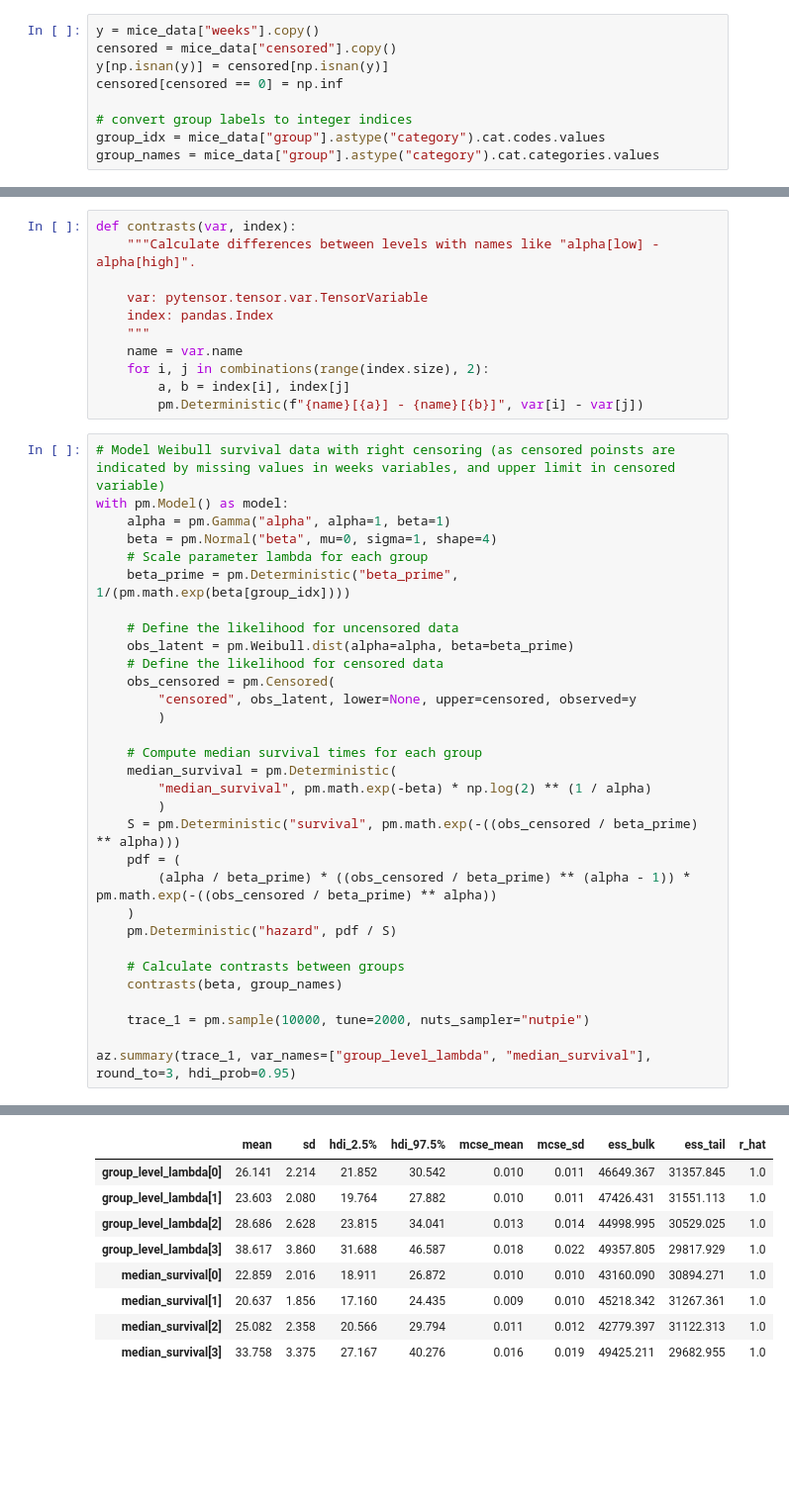
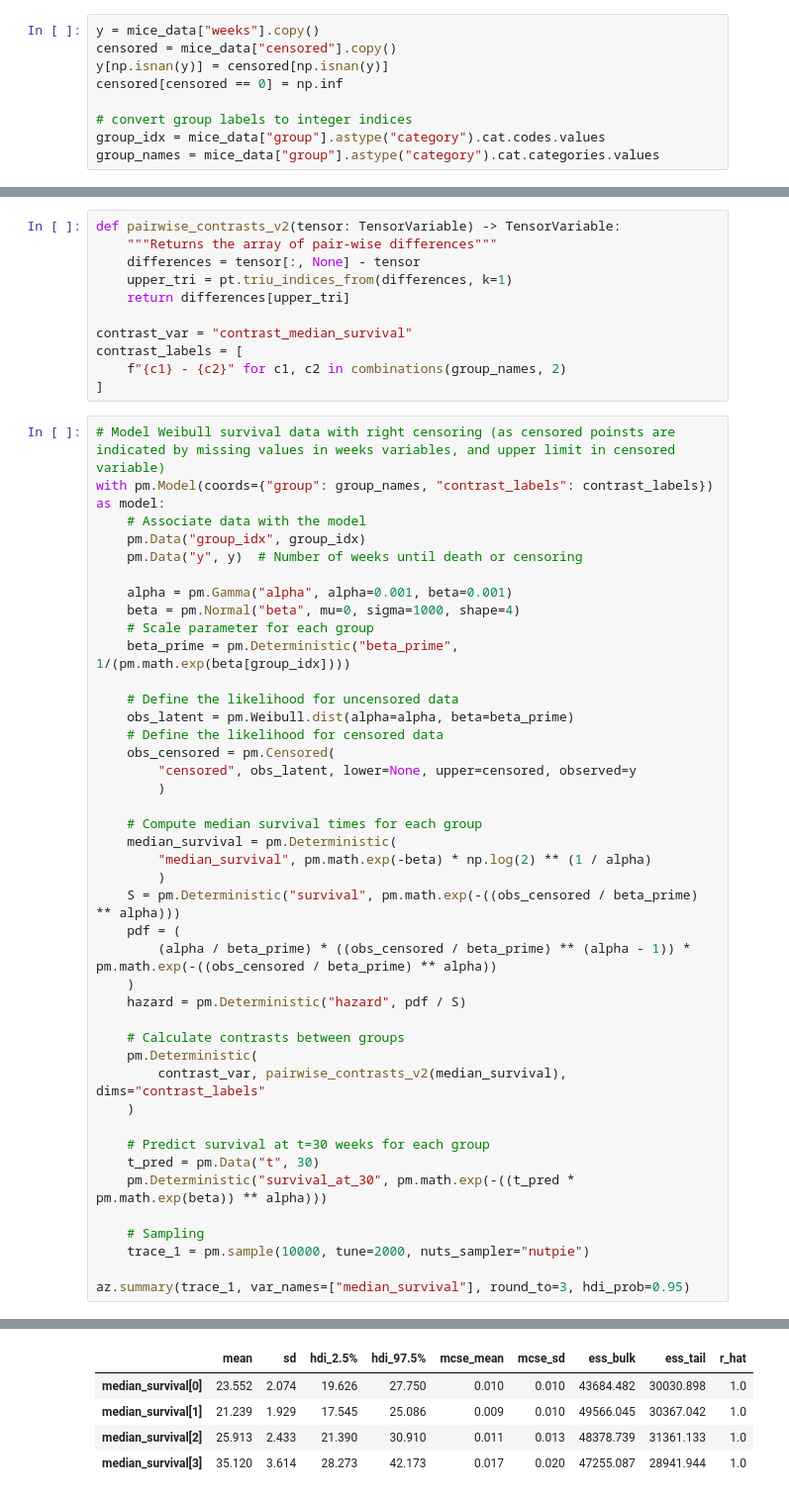
Before and after one commit to nweerasuriya/omscs, a Jupyter notebook: ISYE6420/unit_8-9/homework_6.ipynb, the cells around one changed output, grey strips where cells are left out. Shown at 99% size. Drawn from its saved outputs; the diff is of its cells as text; blank space fills up the shorter version.

```diff
--- a/ISYE6420/unit_8-9/homework_6.ipynb
+++ b/ISYE6420/unit_8-9/homework_6.ipynb
@@ -49,20 +54,24 @@ array([0, 0, 0, 0, 0, 0, 0, 0, 0, 0, 0, 0, 0, 0, 0, 0, 0, 0, 0, 0, 3, 3,
 # %%
-def contrasts(var, index):
-    """Calculate differences between levels with names like "alpha[low] - alpha[high]".
+def pairwise_contrasts_v2(tensor: TensorVariable) -> TensorVariable:
+    """Returns the array of pair-wise differences"""
+    differences = tensor[:, None] - tensor
+    upper_tri = pt.triu_indices_from(differences, k=1)
+    return differences[upper_tri]
 
-    var: pytensor.tensor.var.TensorVariable
-    index: pandas.Index
-    """
-    name = var.name
-    for i, j in combinations(range(index.size), 2):
-        a, b = index[i], index[j]
-        pm.Deterministic(f"{name}[{a}] - {name}[{b}]", var[i] - var[j])
+contrast_var = "contrast_median_survival"
+contrast_labels = [
+    f"{c1} - {c2}" for c1, c2 in combinations(group_names, 2)
+]
 # %%
 # Model Weibull survival data with right censoring (as censored poinsts are indicated by missing values in weeks variables, and upper limit in censored variable)
-with pm.Model() as model:
-    alpha = pm.Gamma("alpha", alpha=1, beta=1)
-    beta = pm.Normal("beta", mu=0, sigma=1, shape=4)
-    # Scale parameter lambda for each group
+with pm.Model(coords={"group": group_names, "contrast_labels": contrast_labels}) as model:
+    # Associate data with the model
+    pm.Data("group_idx", group_idx)
+    pm.Data("y", y)  # Number of weeks until death or censoring
+
+    alpha = pm.Gamma("alpha", alpha=0.001, beta=0.001)
+    beta = pm.Normal("beta", mu=0, sigma=1000, shape=4)
+    # Scale parameter for each group
     beta_prime = pm.Deterministic("beta_prime", 1/(pm.math.exp(beta[group_idx])))
 
     # Define the likelihood for uncensored data
@@ -80,14 +89,21 @@ with pm.Model() as model:
     pdf = (
         (alpha / beta_prime) * ((obs_censored / beta_prime) ** (alpha - 1)) * pm.math.exp(-((obs_censored / beta_prime) ** alpha))
     )
-    pm.Deterministic("hazard", pdf / S)
+    hazard = pm.Deterministic("hazard", pdf / S)
 
     # Calculate contrasts between groups
-    contrasts(beta, group_names)
+    pm.Deterministic(
+        contrast_var, pairwise_contrasts_v2(median_survival), dims="contrast_labels"
+    )
 
+    # Predict survival at t=30 weeks for each group
+    t_pred = pm.Data("t", 30)
+    pm.Deterministic("survival_at_30", pm.math.exp(-((t_pred * pm.math.exp(beta)) ** alpha)))
+
+    # Sampling
     trace_1 = pm.sample(10000, tune=2000, nuts_sampler="nutpie")
 
-az.summary(trace_1, var_names=["group_level_lambda", "median_survival"], round_to=3, hdi_prob=0.95)
+az.summary(trace_1, var_names=["median_survival"], round_to=3, hdi_prob=0.95)
 # %% [output]
 Found Intel OpenMP ('libiomp') and LLVM OpenMP ('libomp') loaded at
 the same time. Both libraries are known to be incompatible and this
@@ -112,12 +128,8 @@ Estimated Time to Completion: now
 |  | mean | sd | hdi_2.5% | hdi_97.5% | mcse_mean | mcse_sd | ess_bulk | ess_tail | r_hat |
-| group_level_lambda[0] | 26.141 | 2.214 | 21.852 | 30.542 | 0.010 | 0.011 | 46649.367 | 31357.845 | 1.0 |
-| group_level_lambda[1] | 23.603 | 2.080 | 19.764 | 27.882 | 0.010 | 0.011 | 47426.431 | 31551.113 | 1.0 |
-| group_level_lambda[2] | 28.686 | 2.628 | 23.815 | 34.041 | 0.013 | 0.014 | 44998.995 | 30529.025 | 1.0 |
-| group_level_lambda[3] | 38.617 | 3.860 | 31.688 | 46.587 | 0.018 | 0.022 | 49357.805 | 29817.929 | 1.0 |
-| median_survival[0] | 22.859 | 2.016 | 18.911 | 26.872 | 0.010 | 0.010 | 43160.090 | 30894.271 | 1.0 |
-| median_survival[1] | 20.637 | 1.856 | 17.160 | 24.435 | 0.009 | 0.010 | 45218.342 | 31267.361 | 1.0 |
-| median_survival[2] | 25.082 | 2.358 | 20.566 | 29.794 | 0.011 | 0.012 | 42779.397 | 31122.313 | 1.0 |
-| median_survival[3] | 33.758 | 3.375 | 27.167 | 40.276 | 0.016 | 0.019 | 49425.211 | 29682.955 | 1.0 |
+| median_survival[0] | 23.552 | 2.074 | 19.626 | 27.750 | 0.010 | 0.010 | 43684.482 | 30030.898 | 1.0 |
+| median_survival[1] | 21.239 | 1.929 | 17.545 | 25.086 | 0.009 | 0.010 | 49566.045 | 30367.042 | 1.0 |
+| median_survival[2] | 25.913 | 2.433 | 21.390 | 30.910 | 0.011 | 0.013 | 48378.739 | 31361.133 | 1.0 |
+| median_survival[3] | 35.120 | 3.614 | 28.273 | 42.173 | 0.017 | 0.020 | 47255.087 | 28941.944 | 1.0 |
 # %%
 # Plot median survival times with 95% credible intervals
 ax = az.plot_forest(
```
Also changed, not shown: parts of 48 cells of this notebook.
